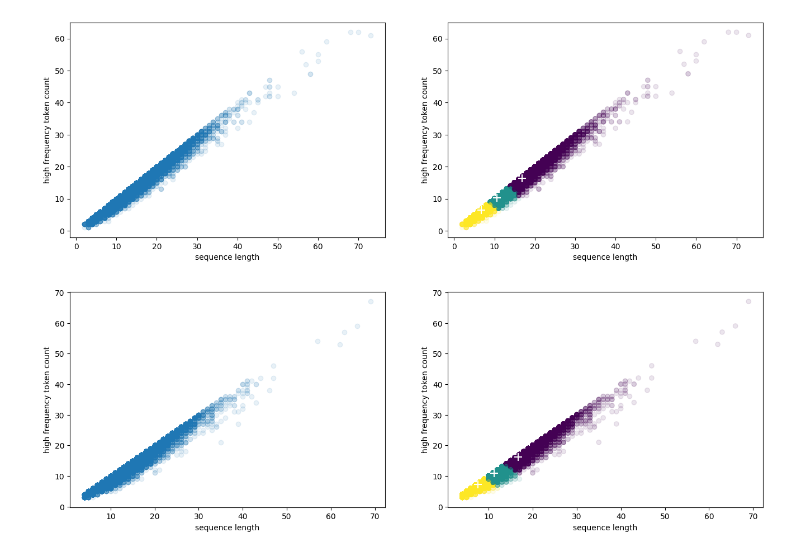
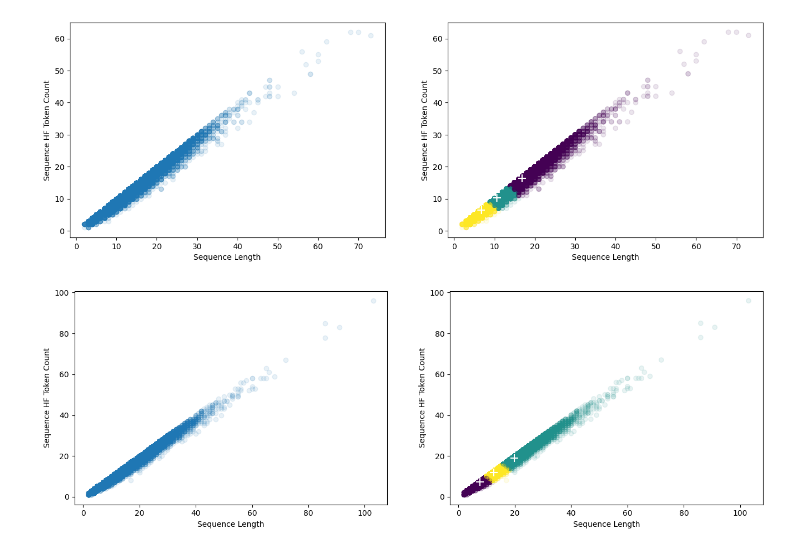
Before and after one commit to chinesebear/fuzzys2s, a Jupyter notebook: doc/sen_fcm.ipynb, the cells around one changed output. Drawn from its saved outputs; the diff is of its cells as text; code cells hidden in the pictures.

```diff
--- a/doc/sen_fcm.ipynb
+++ b/doc/sen_fcm.ipynb
@@ -174,0 +147,14 @@ plt.show()
+# %%
+raw_data = [] #[count]
+
+for i in range(vocab_src.n_words):
+    word = vocab_src.index2word[i]
+    count = vocab_src.word2count[word]
+    raw_data.append(count)
+raw_data.sort(reverse = True)
+data = raw_data
+# step = 100
+# for i in range(len(raw_data)):
+#     idx = int(i/step)
+#     data.append([idx, raw_data[i]])
+data = np.array(data)
@@ -186,9 +191,9 @@ for i in range(len(datset)):
         count = vocab_src.word2count[word]
         if count > 100:
             HWF = HWF + 1
-        elif count < 5:
+        elif count < 20:
             LWF = LWF + 1
-    src_sens.append([slen,HWF])
+    src_sens.append([slen,HWF, LWF])
 
     sen = datset[i][1] # tgt
     slen = len(sen)
@@ -197,16 +202,8 @@ for i in range(len(datset)):
     for index in sen:
         word = vocab_tgt.index2word[index]
         count = vocab_tgt.word2count[word]
-        if count > 20:
+        if count > 100:
             HWF = HWF + 1
-        elif count < 5:
+        elif count < 20:
             LWF = LWF + 1
-    tgt_sens.append([slen,HWF])
-
-sens = np.array(src_sens)
-
-plt.figure(figsize=(8, 5))
-plt.scatter(sens[:,0], sens[:,1], alpha=.1)
-plt.xlabel("sentence length", size=12)
-plt.ylabel("High word freq count", size=12)
-plt.show()
+    tgt_sens.append([slen,HWF,LWF])
@@ -224,8 +231,8 @@ fcm_labels = fcm.predict(X)
 f, axes = plt.subplots(1, 2, figsize=(16,5))
 
 for i, row in enumerate(axes):
-    row.set_xlabel("sequence length")
-    row.set_ylabel("high frequency token count")
+    row.set_xlabel("Sequence Length")
+    row.set_ylabel("Sequence HF Token Count")
 axes[0].scatter(X[:,0], X[:,1], alpha=.1)
 axes[1].scatter(X[:,0], X[:,1], c=fcm_labels, alpha=.1)
 axes[1].scatter(fcm_centers[:,0], fcm_centers[:,1], marker="+", s=100, c='w')
@@ -235,20 +242,20 @@ plt.show()
 # %%
 X = np.array(tgt_sens)
 fcm = FCM(n_clusters=3)
 fcm.fit(X)
 # outputs
 fcm_centers = fcm.centers
 fcm_labels = fcm.predict(X)
 
 # plot result
 f, axes = plt.subplots(1, 2, figsize=(16,5))
 
 for i, row in enumerate(axes):
-    row.set_xlabel("sequence length")
-    row.set_ylabel("high frequency token count")
+    row.set_xlabel("Sequence Length")
+    row.set_ylabel("Sequence HF Token Count")
 axes[0].scatter(X[:,0], X[:,1], alpha=.1)
 axes[1].scatter(X[:,0], X[:,1], c=fcm_labels, alpha=.1)
 axes[1].scatter(fcm_centers[:,0], fcm_centers[:,1], marker="+", s=100, c='w')
 plt.show()
 # %% [output]
-[figure, old version]
+[figure, new version]
```
Also changed, not shown: parts of 14 cells of this notebook, 12 other files.
